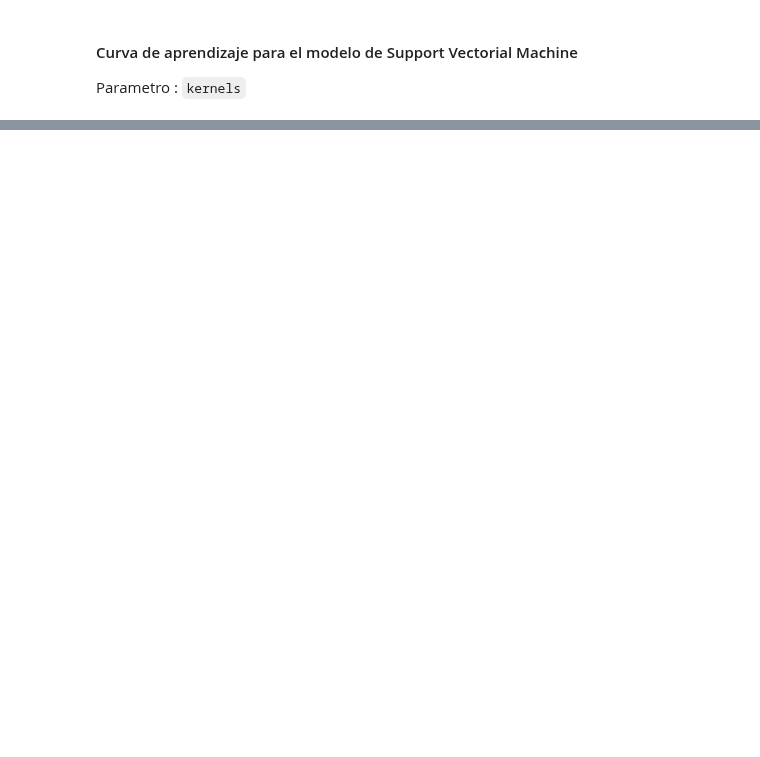
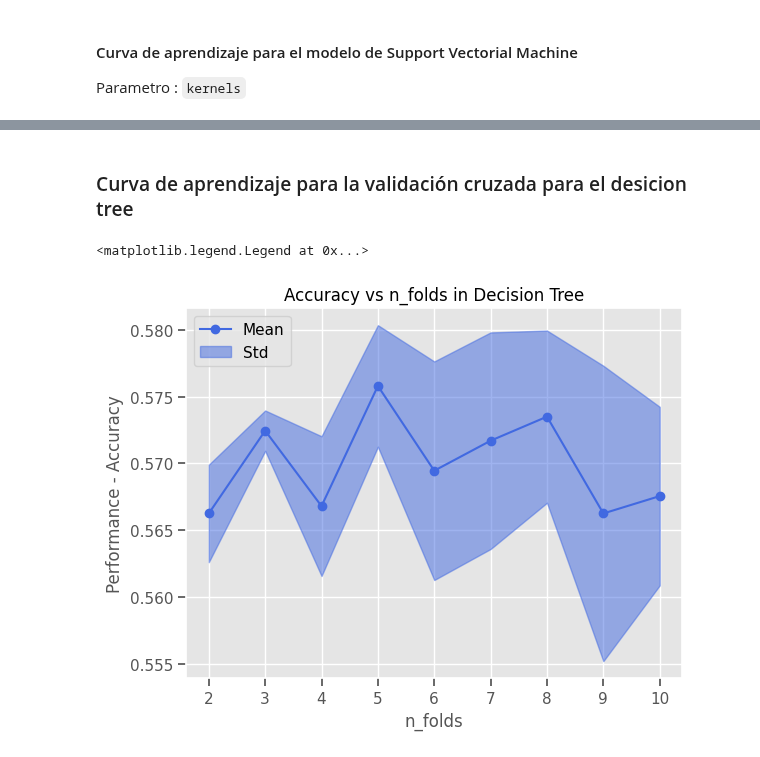
Before and after one commit to Jonkkeyler333/Deteccion_sindrome_ojo_seco, a Jupyter notebook: main.ipynb, the cells around one changed output, grey strips where cells are left out. Cells and saved outputs as stored; diff of their text form; code cells hidden in the pictures; blank space fills up the shorter version.

```diff
--- a/main.ipynb
+++ b/main.ipynb
@@ -665,0 +615,23 @@ plt.show()
+# %% [markdown]
+### Curva de aprendizaje para la validación cruzada para el desicion tree
+# %%
+from sklearn.model_selection import KFold
+means,std=[],[]
+n_folds_range=range(2,11)
+for n_folds in n_folds_range:
+    model_temp=DecisionTreeClassifier()
+    score=cross_val_score(model_temp,X,y,cv=KFold(n_folds,shuffle=True,random_state=42),scoring='accuracy')
+    means.append(score.mean())
+    std.append(score.std())
+
+means=np.r_[means]
+stds=np.r_[std]
+plt.plot(n_folds_range,means,marker='o',color='royalblue',label='Mean')
+plt.fill_between(n_folds_range,means-stds,means+stds,alpha=0.5,color='royalblue',label='Std')
+plt.title('Accuracy vs n_folds in Decision Tree')
+plt.xlabel('n_folds')
+plt.ylabel('Performance - Accuracy')
+plt.legend()
+# %% [output]
+<matplotlib.legend.Legend at 0x...>
+[figure, added]
```
Also changed, not shown: parts of 27 cells of this notebook.
